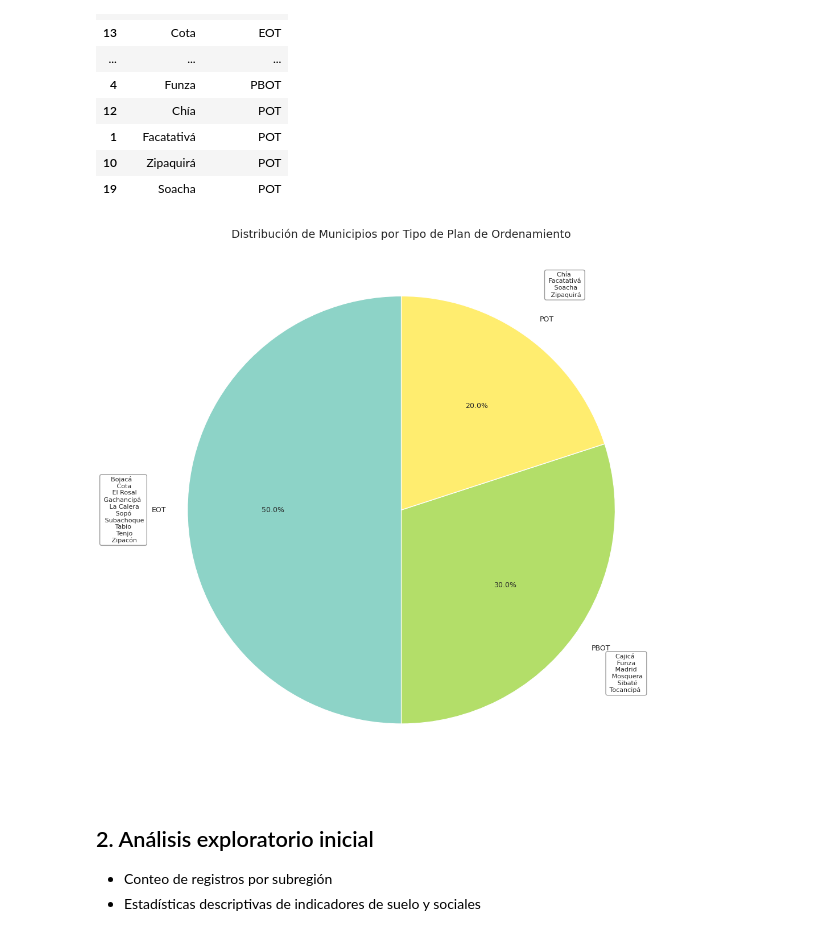
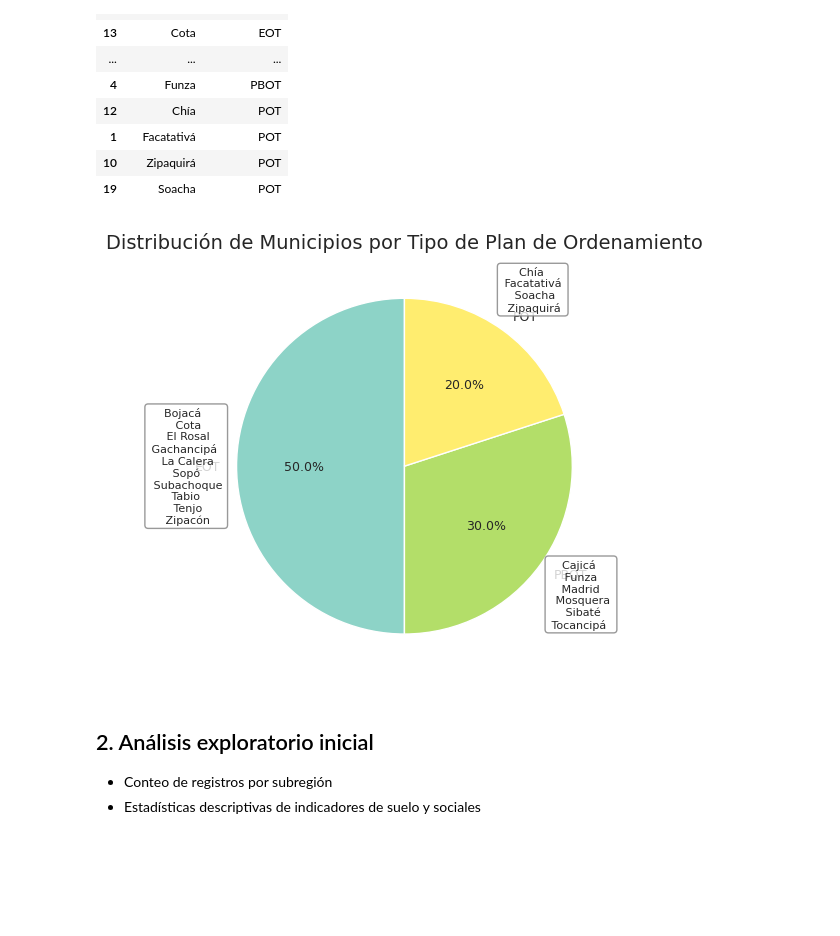
Before and after one commit to wilomaku/maps-social-Colombia, a Jupyter notebook: src/31_analysis_gral_suelo_social.ipynb, the cells around one changed output. Saved outputs shown, nothing was run; the diff lists cells and outputs as text; code cells hidden in the pictures; blank space fills up the shorter version.

```diff
--- a/src/31_analysis_gral_suelo_social.ipynb
+++ b/src/31_analysis_gral_suelo_social.ipynb
@@ -34,7 +34,7 @@ df = pd.read_csv(DATA_DIR / 'INDICADORES_ESTUDIO_GRAL_V1.csv')
 
 rename_map = {
     'IND 1.1': 'WEI',
-    'IND 1.2': 'TCMA',
+    'IND 1.2': 'TCMA_URBANO',
     'IND 1.3': 'Porc_poblacion_en_urbana',
     'IND 1.4': 'Densidad_urbana',
     'IND 2.1': 'Ind_POT',
@@ -99,7 +99,7 @@ def clean_numeric(val):
     except ValueError:
         return np.nan
 
-soil_cols = ['WEI', 'TCMA', 'Porc_poblacion_en_urbana', 'Densidad_urbana']
+soil_cols = ['WEI', 'TCMA_URBANO', 'Porc_poblacion_en_urbana', 'Densidad_urbana']
 social_cols = ['Ingresos_tributarios_percap', 'Percepcion_corrupcion', 'Percepcion_verde',
                'Porc_pobreza_monetaria', 'Porc_pobreza_extrema', 'Porc_pobreza_multi', 'GINI', 'Porc_informal',
                'Porc_deficit_vivienda_cuali', 'Porc_deficit_vivienda_cuanti', 'Porc_contaminacion_aire', 'Porc_contaminacion_agua']
@@ -145,40 +145,40 @@ df_num[['MUNICIPIO', 'IND 2.1 TIPO']].sort_values('IND 2.1 TIPO')
 pot_counts = df_num['IND 2.1 TIPO'].value_counts()
 pot_municipios = df_num.groupby('IND 2.1 TIPO')['MUNICIPIO'].apply(lambda x: ', '.join(sorted(x.unique()))).to_dict()
 
-fig, ax = plt.subplots(figsize=(14, 10))
+fig, ax = plt.subplots()
 colors = plt.cm.Set3(np.linspace(0, 1, len(pot_counts)))
 
 wedges, texts, __ = ax.pie(
     pot_counts,
     labels=pot_counts.index,
     autopct='%1.1f%%',
     colors=colors,
     startangle=90,
     textprops={'fontsize': 9}
 )
 
 for i, wedge in enumerate(wedges):
     label = pot_counts.index[i]
     angle = (wedge.theta2 - wedge.theta1)/2. + wedge.theta1
     x = np.cos(np.deg2rad(angle))
     y = np.sin(np.deg2rad(angle))
 
     ax.annotate(
         pot_municipios[label].replace(',', '\n'),
         xy=(x, y),
         xytext=(1.3*x, 1.3*y),
         # arrowprops=dict(arrowstyle='->', color='gray', lw=0.2),
         fontsize=8,
         ha='center',
         va='center',
         bbox=dict(boxstyle='round,pad=0.3', facecolor='white', edgecolor='gray', alpha=0.8)
     )
 
 ax.set_title('Distribución de Municipios por Tipo de Plan de Ordenamiento', fontsize=14)
 plt.tight_layout()
 plt.show()
 # %% [output]
-[figure, old version]
+[figure, new version]
 # %% [markdown]
 ## 2. Análisis exploratorio inicial
 
```
Also changed, not shown: parts of 12 cells of this notebook.
